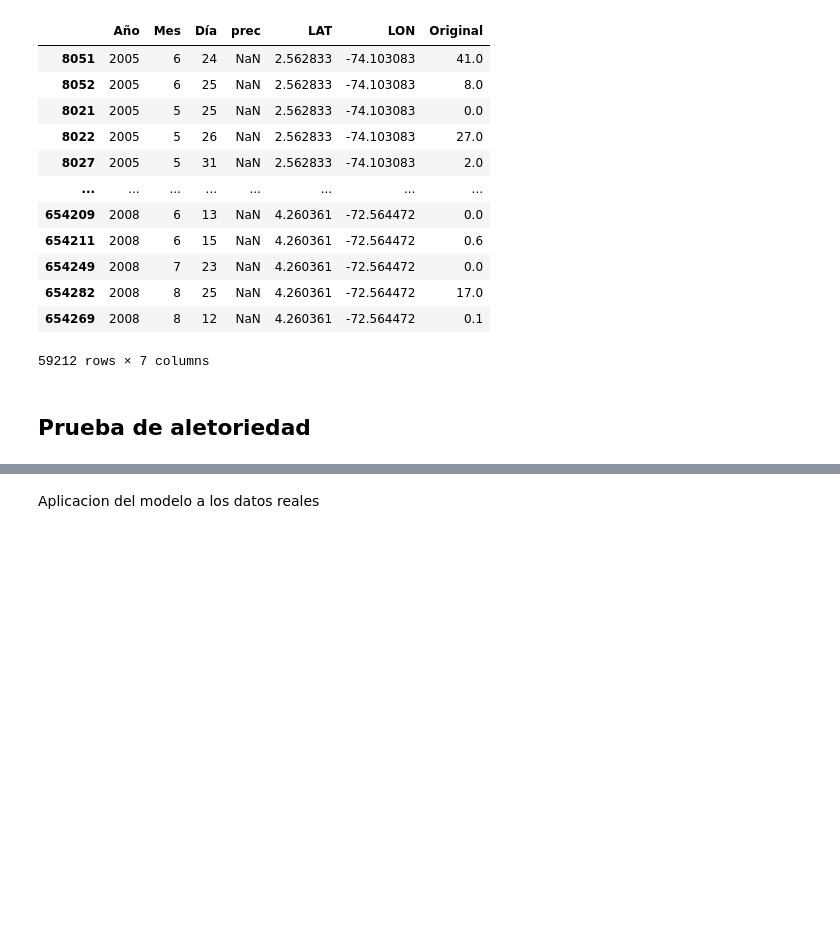
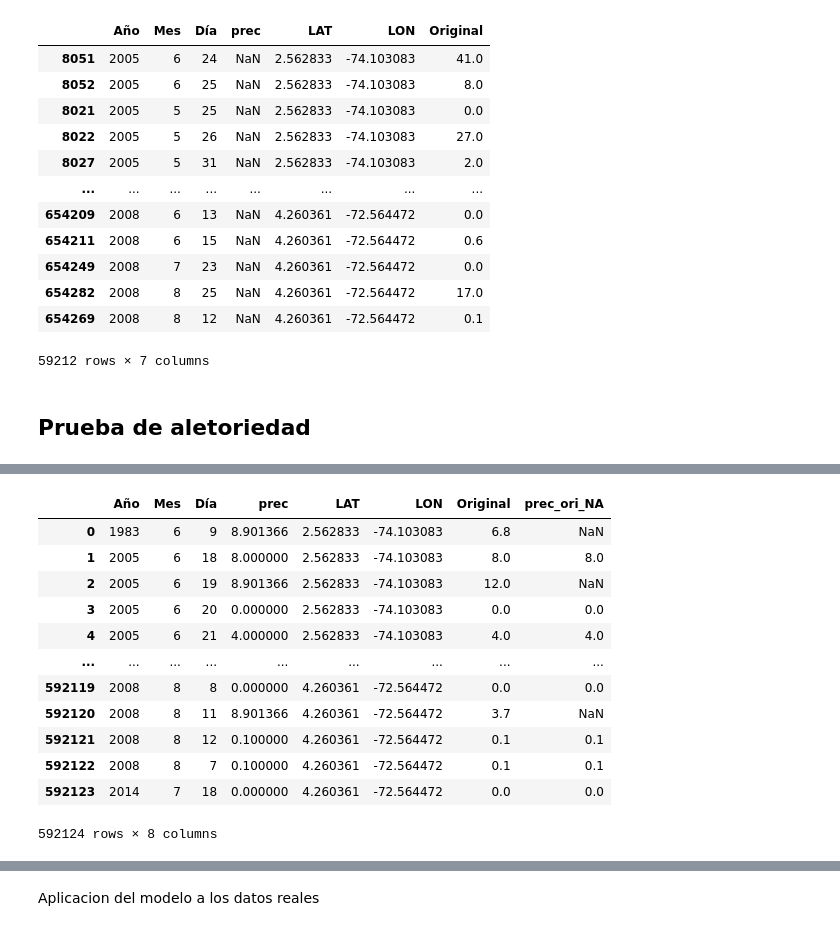
Before and after one commit to Ronaldoh99/Proyecto_mod_precipitacion, a Jupyter notebook: Codigos de Python/NoteNook_model_KNN.ipynb, the cells around one changed output, grey strips where cells are left out. Cells and saved outputs as stored; diff of their text form; code cells hidden in the pictures; blank space fills up the shorter version.

```diff
--- a/Codigos de Python/NoteNook_model_KNN.ipynb
+++ b/Codigos de Python/NoteNook_model_KNN.ipynb
@@ -558,0 +771,2 @@ AttributeError: module 'missingno' has no attribute 'mcar_test'
+# %%
+imputed_data = pd.concat(imputed_chunks, ignore_index=True)
@@ -558,0 +867,17 @@ AttributeError: module 'missingno' has no attribute 'mcar_test'
+# %%
+# Asumiendo que la serie 'Original' y el DataFrame 'imputed_data' ya están cargados
+# Unimos la serie 'Original' con 'imputed_data'
+imputed_data['Original'] = original
+# %%
+import pandas as pd
+
+# Asumiendo que data_completa_mod e imputed_data son tus DataFrames
+
+# Realizando el merge (fusión)
+# Usamos 'left' para mantener todas las filas en imputed_data y agregar la columna 'Original' de data_completa_mod
+merged_data = pd.merge(imputed_data, data_completa_mod[['Año', 'Mes', 'Día', 'LAT', 'LON', 'Original']],
+                       on=['Año', 'Mes', 'Día', 'LAT', 'LON'],
+                       how='left')
+
+# Verificando el resultado
+print(merged_data.info())
@@ -558,0 +916,16 @@ AttributeError: module 'missingno' has no attribute 'mcar_test'
+# %%
+import pandas as pd
+
+# Asumiendo que data_completa_mod y merged_data son tus DataFrames existentes
+
+# Cambiando el nombre de la columna
+data_completa_mod.rename(columns={'prec': 'prec_ori_NA'}, inplace=True)
+
+# Realizando el merge
+# Fusionamos merged_data con la columna renombrada de data_completa_mod
+final_merged_data = pd.merge(merged_data, data_completa_mod[['Año', 'Mes', 'Día', 'LAT', 'LON', 'prec_ori_NA']],
+                             on=['Año', 'Mes', 'Día', 'LAT', 'LON'],
+                             how='left')
+
+# Verificando el resultado
+print(final_merged_data.info())
@@ -558,0 +949,16 @@ AttributeError: module 'missingno' has no attribute 'mcar_test'
+# %%
+final_merged_data
+# %% [output]
+|  | Año | Mes | Día | prec | LAT | LON | Original | prec_ori_NA |
+| 0 | 1983 | 6 | 9 | 8.901366 | 2.562833 | -74.103083 | 6.8 | NaN |
+| 1 | 2005 | 6 | 18 | 8.000000 | 2.562833 | -74.103083 | 8.0 | 8.0 |
+| 2 | 2005 | 6 | 19 | 8.901366 | 2.562833 | -74.103083 | 12.0 | NaN |
+| 3 | 2005 | 6 | 20 | 0.000000 | 2.562833 | -74.103083 | 0.0 | 0.0 |
+| 4 | 2005 | 6 | 21 | 4.000000 | 2.562833 | -74.103083 | 4.0 | 4.0 |
+| ... | ... | ... | ... | ... | ... | ... | ... | ... |
+| 592119 | 2008 | 8 | 8 | 0.000000 | 4.260361 | -72.564472 | 0.0 | 0.0 |
+| 592120 | 2008 | 8 | 11 | 8.901366 | 4.260361 | -72.564472 | 3.7 | NaN |
+| 592121 | 2008 | 8 | 12 | 0.100000 | 4.260361 | -72.564472 | 0.1 | 0.1 |
+| 592122 | 2008 | 8 | 7 | 0.100000 | 4.260361 | -72.564472 | 0.1 | 0.1 |
+| 592123 | 2014 | 7 | 18 | 0.000000 | 4.260361 | -72.564472 | 0.0 | 0.0 |
+592124 rows × 8 columns
```
Also changed, not shown: parts of 85 cells of this notebook, 4 other files.
